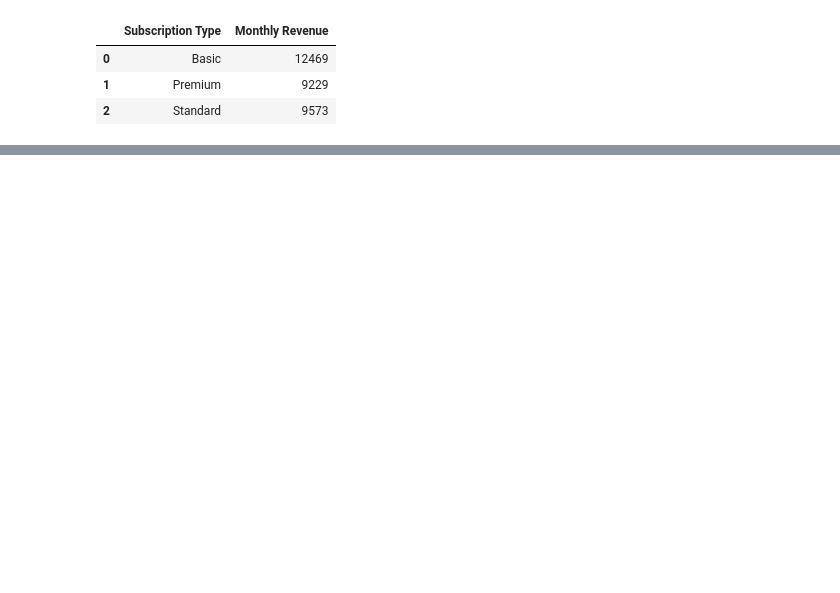
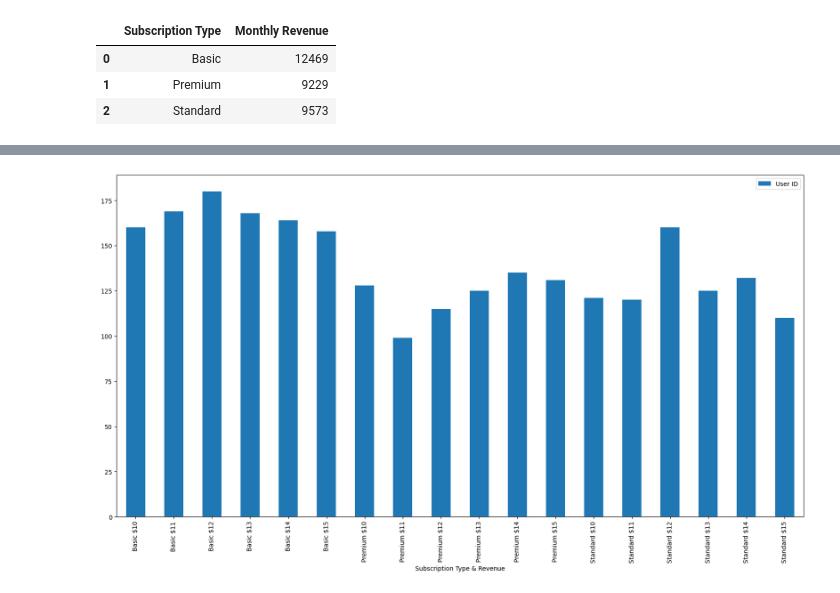
Before and after one commit to wbb-67/Netflix-TV-Shows-Movies, a Jupyter notebook: netflix-userbase-data-insights.ipynb, the cells around one changed output, grey strips where cells are left out. Saved outputs shown, nothing was run; the diff lists cells and outputs as text; code cells hidden in the pictures; blank space fills up the shorter version.

```diff
--- a/netflix-userbase-data-insights.ipynb
+++ b/netflix-userbase-data-insights.ipynb
@@ -85,0 +86,4 @@ plot_monthly_revenue = subs_revenue.plot.bar(x='Subscription Type', y='Monthly R
+# %%
+subs_monthly_revenue = df.groupby(['Subscription Type','Monthly Revenue']).count().reset_index()
+subs_monthly_revenue["Subscription Type & Revenue"] = subs_monthly_revenue["Subscription Type"]+" $"+subs_monthly_revenue["Monthly Revenue"].astype(str)
+subs_monthly_revenue.head()
@@ -85,0 +97,4 @@ plot_monthly_revenue = subs_revenue.plot.bar(x='Subscription Type', y='Monthly R
+# %%
+plot_subs_monthly_revenue = subs_monthly_revenue.plot.bar(x='Subscription Type & Revenue', y='User ID', figsize=(20, 10), rot=90)
+# %% [output]
+[figure, added]
```
Also changed, not shown: parts of 5 cells of this notebook.
